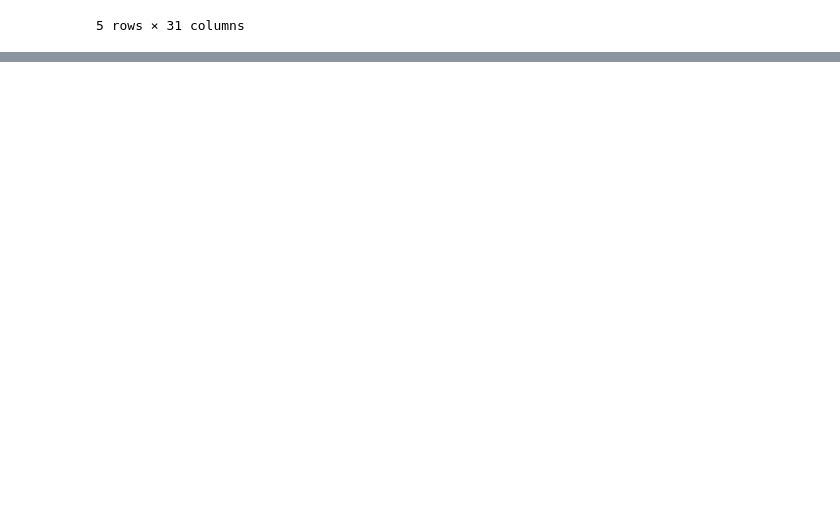
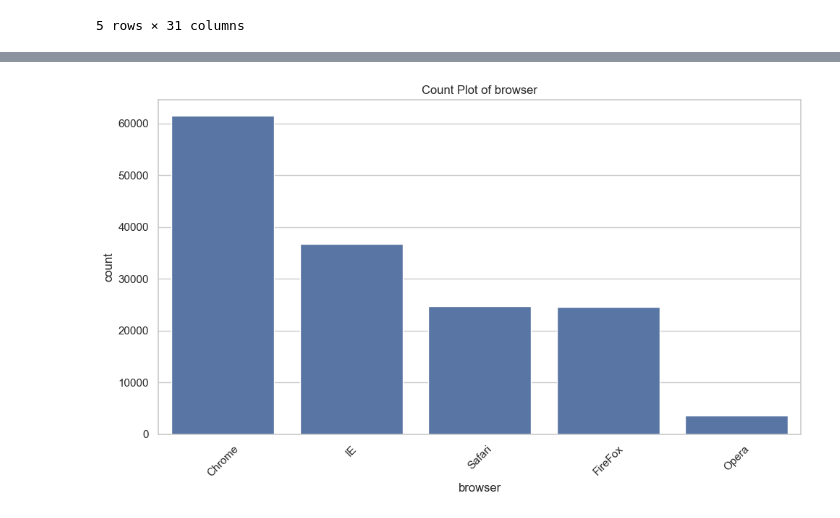
Before and after one commit to mubarek4566/Fraud-Detection-Ecommerce-Banking, a Jupyter notebook: notebooks/main.ipynb, the cells around one changed output, grey strips where cells are left out. Drawn from its saved outputs; the diff is of its cells as text; code cells hidden in the pictures; blank space fills up the shorter version.

```diff
--- a/notebooks/main.ipynb
+++ b/notebooks/main.ipynb
@@ -47,0 +135,4 @@ df_fraud.head()
+# %%
+univariate_analysis(df_fraud, "browser")
+# %% [output]
+[figure, added]
```
Also changed, not shown: parts of 22 cells of this notebook, 1 other file.
